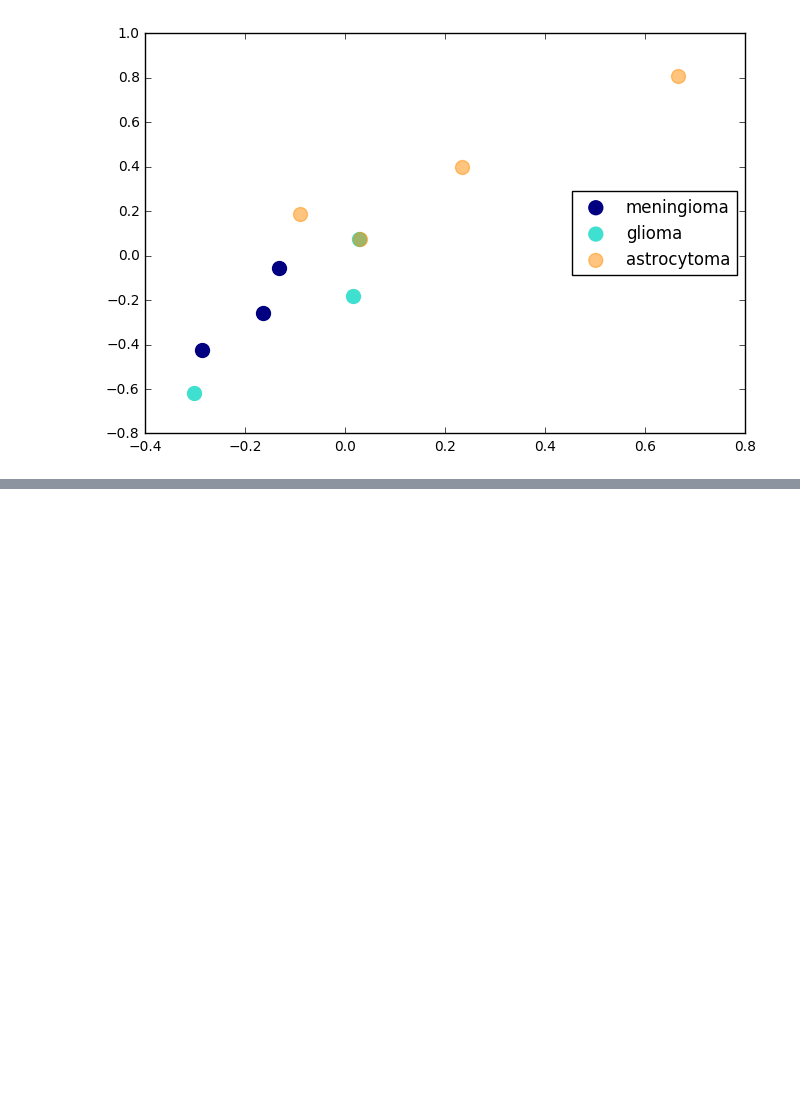
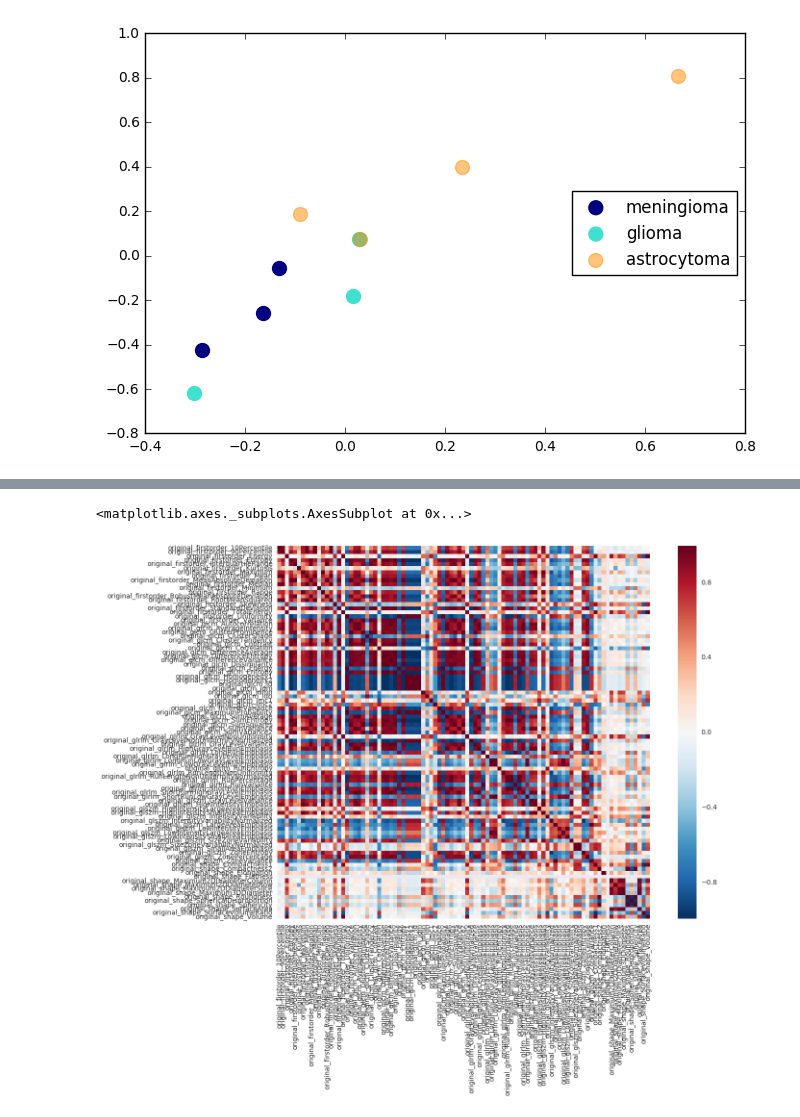
Before and after one commit to AIM-Harvard/pyradiomics, a Jupyter notebook: bin/Notebooks/FeatureVisualization.ipynb, the cells around one changed output, grey strips where cells are left out. Saved outputs shown, nothing was run; the diff lists cells and outputs as text; code cells hidden in the pictures; blank space fills up the shorter version.

Commit message:
Adds heatmap example

```diff
--- a/bin/Notebooks/FeatureVisualization.ipynb
+++ b/bin/Notebooks/FeatureVisualization.ipynb
@@ -126,0 +131,16 @@ plt.show()
+# %%
+import pandas as pd
+import seaborn as sns
+
+# Construct a pandas dataframe from the samples
+d = pd.DataFrame(data=samples, columns=feature_names)
+corr = d.corr()
+
+# Set up the matplotlib figure, make it big!
+f, ax = plt.subplots(figsize=(15, 10))
+
+# Draw the heatmap using seaborn
+sns.heatmap(corr, vmax=.8, square=True)
+# %% [output]
+<matplotlib.axes._subplots.AxesSubplot at 0x...>
+[figure, added]
```
Also changed, not shown: parts of 1 cell of this notebook.
